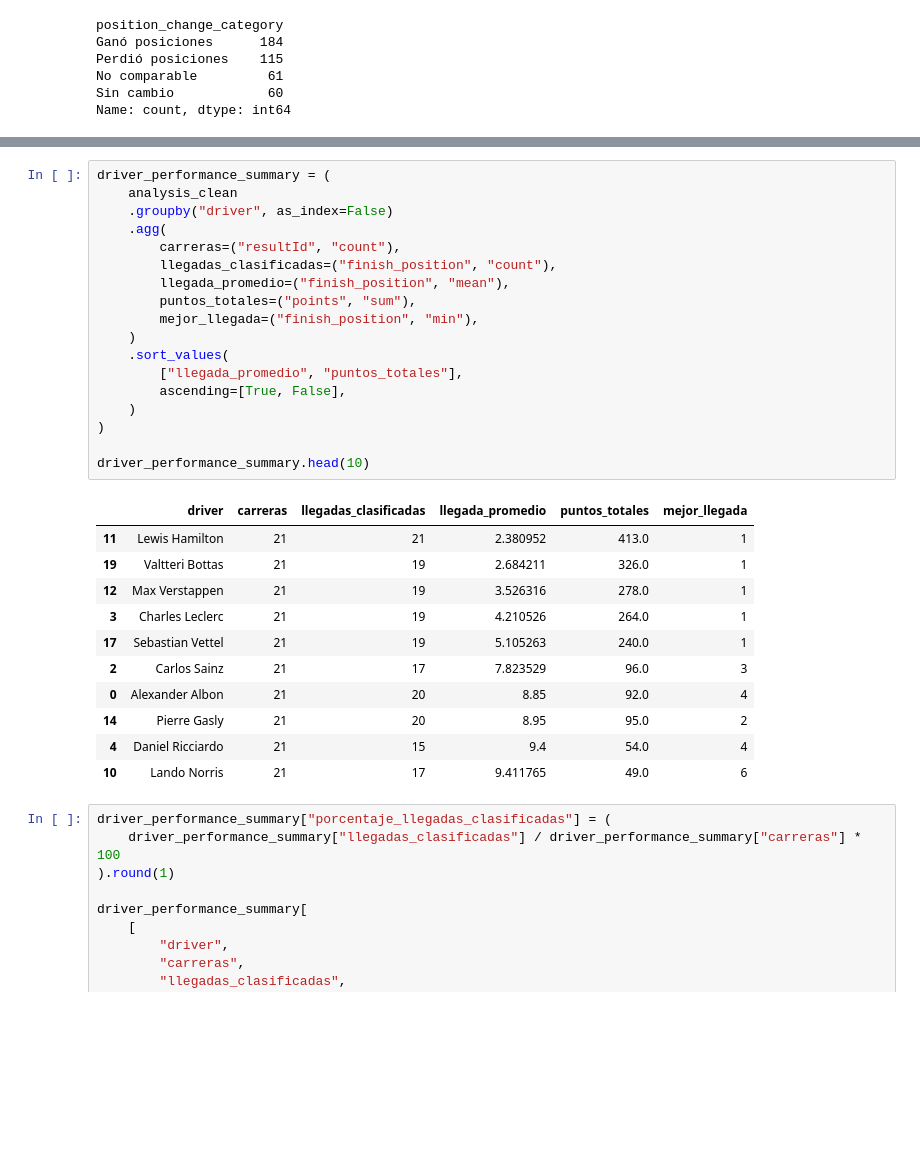
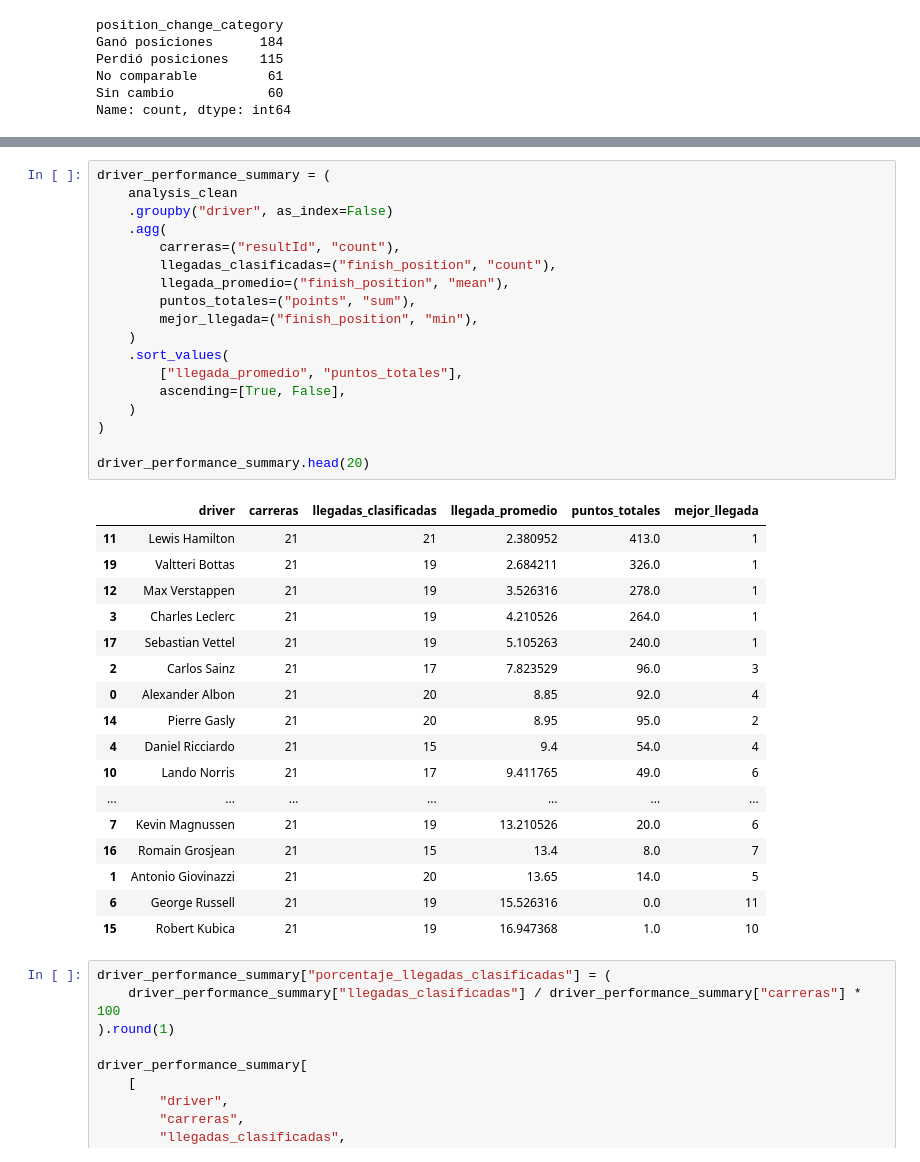
Before and after one commit to Marcos1750/f1-performance-explorer, a Jupyter notebook: notebooks/f1_performance_explorer.ipynb, the cells around one changed output, grey strips where cells are left out. Cells and saved outputs as stored; diff of their text form; blank space fills up the shorter version.

```diff
--- a/notebooks/f1_performance_explorer.ipynb
+++ b/notebooks/f1_performance_explorer.ipynb
@@ -1095,33 +1074,39 @@ driver_start_finish_summary.head(10)
 # %%
 driver_performance_summary = (
     analysis_clean
     .groupby("driver", as_index=False)
     .agg(
         carreras=("resultId", "count"),
         llegadas_clasificadas=("finish_position", "count"),
         llegada_promedio=("finish_position", "mean"),
         puntos_totales=("points", "sum"),
         mejor_llegada=("finish_position", "min"),
     )
     .sort_values(
         ["llegada_promedio", "puntos_totales"],
         ascending=[True, False],
     )
 )
 
-driver_performance_summary.head(10)
+driver_performance_summary.head(20)
 # %% [output]
 |  | driver | carreras | llegadas_clasificadas | llegada_promedio | puntos_totales | mejor_llegada |
 | 11 | Lewis Hamilton | 21 | 21 | 2.380952 | 413.0 | 1 |
 | 19 | Valtteri Bottas | 21 | 19 | 2.684211 | 326.0 | 1 |
 | 12 | Max Verstappen | 21 | 19 | 3.526316 | 278.0 | 1 |
 | 3 | Charles Leclerc | 21 | 19 | 4.210526 | 264.0 | 1 |
 | 17 | Sebastian Vettel | 21 | 19 | 5.105263 | 240.0 | 1 |
 | 2 | Carlos Sainz | 21 | 17 | 7.823529 | 96.0 | 3 |
 | 0 | Alexander Albon | 21 | 20 | 8.85 | 92.0 | 4 |
 | 14 | Pierre Gasly | 21 | 20 | 8.95 | 95.0 | 2 |
 | 4 | Daniel Ricciardo | 21 | 15 | 9.4 | 54.0 | 4 |
 | 10 | Lando Norris | 21 | 17 | 9.411765 | 49.0 | 6 |
+| ... | ... | ... | ... | ... | ... | ... |
+| 7 | Kevin Magnussen | 21 | 19 | 13.210526 | 20.0 | 6 |
+| 16 | Romain Grosjean | 21 | 15 | 13.4 | 8.0 | 7 |
+| 1 | Antonio Giovinazzi | 21 | 20 | 13.65 | 14.0 | 5 |
+| 6 | George Russell | 21 | 19 | 15.526316 | 0.0 | 11 |
+| 15 | Robert Kubica | 21 | 19 | 16.947368 | 1.0 | 10 |
 # %%
 driver_performance_summary["porcentaje_llegadas_clasificadas"] = (
     driver_performance_summary["llegadas_clasificadas"] / driver_performance_summary["carreras"] * 100
```
Also changed, not shown: parts of 23 cells of this notebook, 1 other file.
